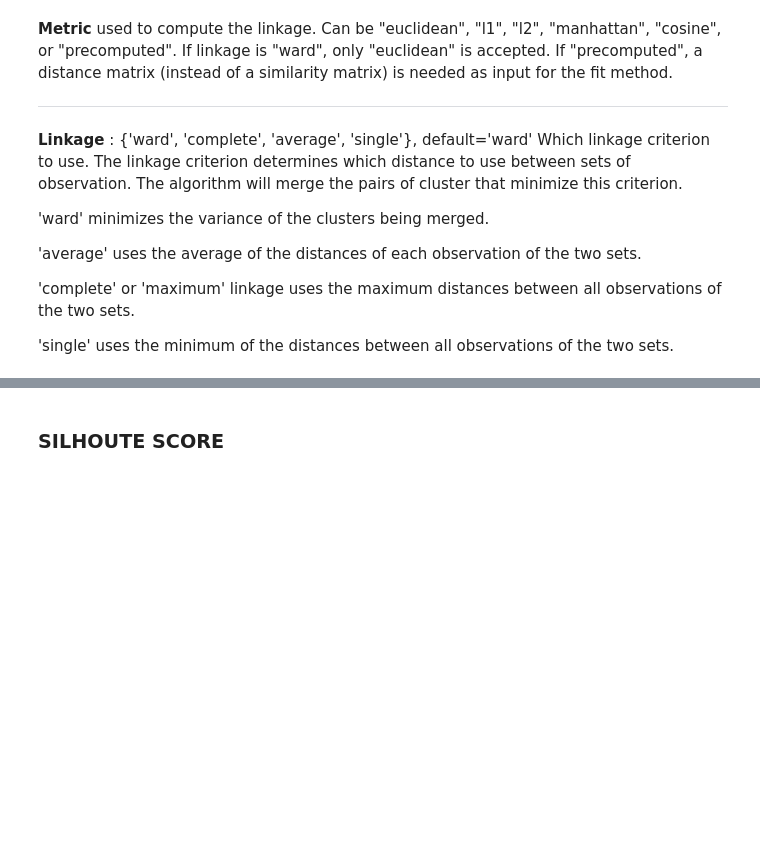
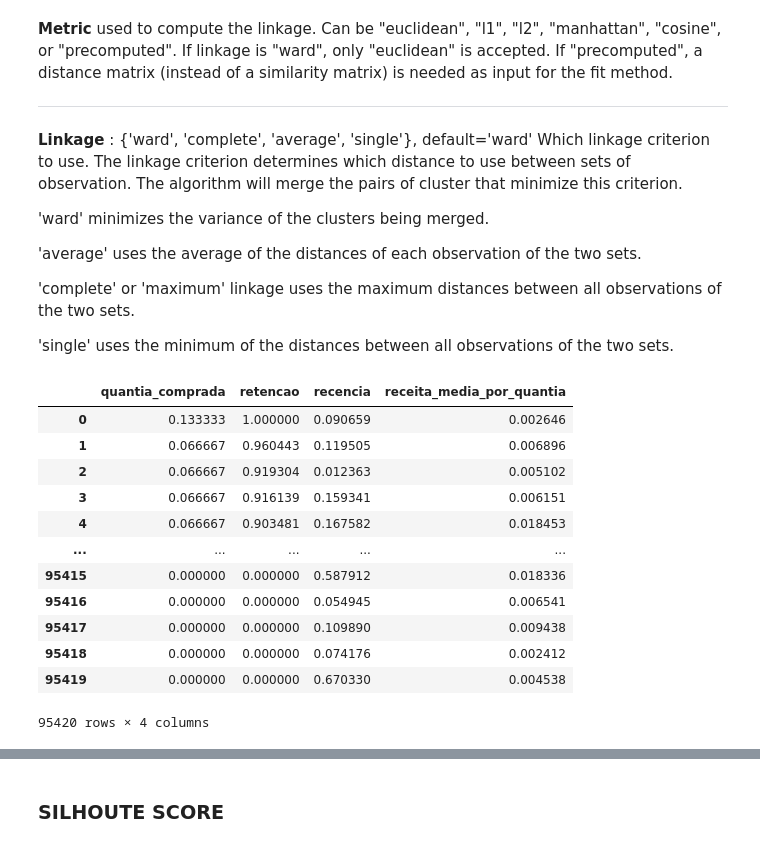
Before and after one commit to riccelso/SVMSquad, a Jupyter notebook: ProjSquadStack/OlistAnalysis2.0.ipynb, the cells around one changed output, grey strips where cells are left out. Drawn from its saved outputs; the diff is of its cells as text; code cells hidden in the pictures; blank space fills up the shorter version.

```diff
--- a/ProjSquadStack/OlistAnalysis2.0.ipynb
+++ b/ProjSquadStack/OlistAnalysis2.0.ipynb
@@ -995 +1001,17 @@ of the two sets.
+# %%
+scaled_data
+# %% [output]
+|  | quantia_comprada | retencao | recencia | receita_media_por_quantia |
+| 0 | 0.133333 | 1.000000 | 0.090659 | 0.002646 |
+| 1 | 0.066667 | 0.960443 | 0.119505 | 0.006896 |
+| 2 | 0.066667 | 0.919304 | 0.012363 | 0.005102 |
+| 3 | 0.066667 | 0.916139 | 0.159341 | 0.006151 |
+| 4 | 0.066667 | 0.903481 | 0.167582 | 0.018453 |
+| ... | ... | ... | ... | ... |
+| 95415 | 0.000000 | 0.000000 | 0.587912 | 0.018336 |
+| 95416 | 0.000000 | 0.000000 | 0.054945 | 0.006541 |
+| 95417 | 0.000000 | 0.000000 | 0.109890 | 0.009438 |
+| 95418 | 0.000000 | 0.000000 | 0.074176 | 0.002412 |
+| 95419 | 0.000000 | 0.000000 | 0.670330 | 0.004538 |
+95420 rows × 4 columns
 # %%
```
Also changed, not shown: parts of 37 cells of this notebook.
